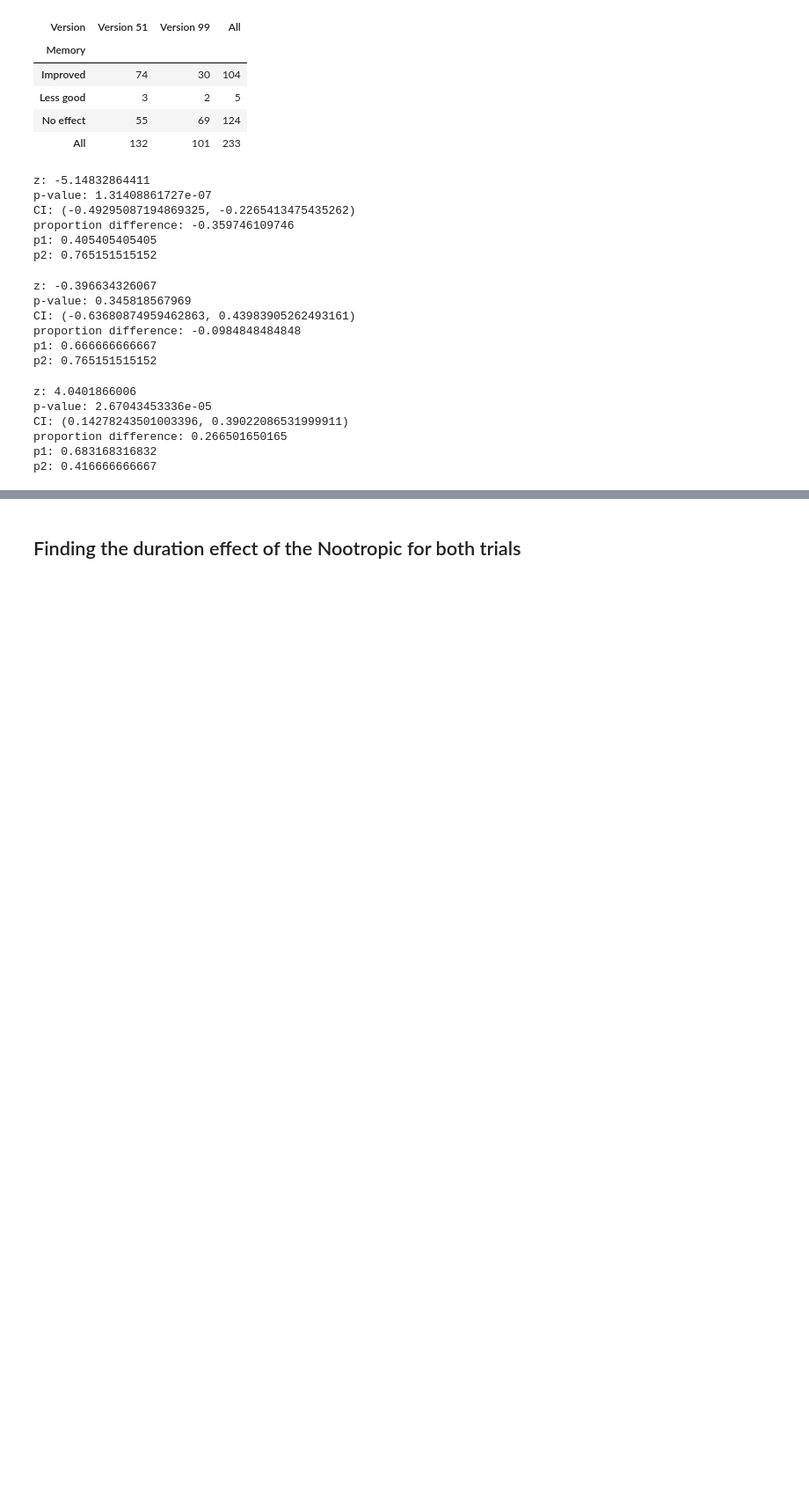
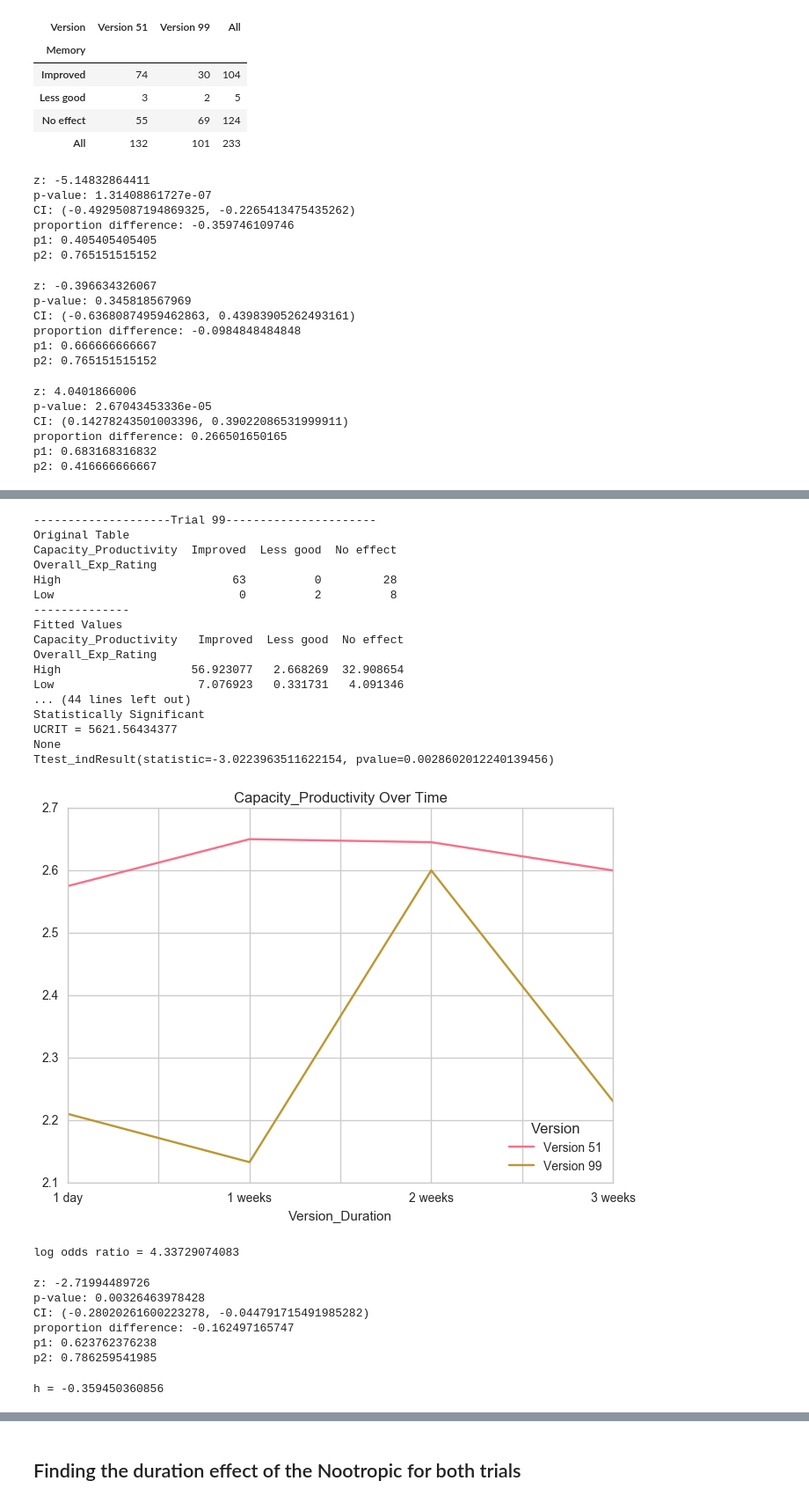
Before and after one commit to s-leung/NootropicProject, a Jupyter notebook: Comparing between Trials .ipynb, the cells around one changed output, grey strips where cells are left out. Shown: that part at 88% size. Saved outputs shown, nothing was run; the diff lists cells and outputs as text; code cells hidden in the pictures; blank space fills up the shorter version.

```diff
--- a/Comparing between Trials .ipynb
+++ b/Comparing between Trials .ipynb
@@ -1154,0 +1426,76 @@ SyntaxError: invalid syntax (<ipython-input-154-d888771911eb>, line 1)
+# %%
+def STATtest (df1, df2, col):
+    """automates finding the statistical tests but does not do cliffsdelta, cohensH, or twoproportion ztest"""
+    table99 = pd.crosstab(index=df1.Overall_Exp_Rating, columns=df1[col])
+    table51 = pd.crosstab(index=df2.Overall_Exp_Rating, columns=df2[col])
+
+    print ('--------------------Trial 99----------------------')
+    print (conttable(table99))
+    print ('                                          ')
+    print ('                                          ')
+
+    print ('--------------------Trial 51----------------------')
+    print (conttable(table51))
+
+
+    df99 = df1[[col,'Overall_Exp_Rating', 'Version', 'Version_Duration']]
+    df51 = df2[[col,'Overall_Exp_Rating', 'Version', 'Version_Duration']]
+    df = pd.concat([df99, df51])
+    tab = pd.crosstab(index=df[col], columns=df.Version, margins=True)
+    print ('                                          ')
+    print ('                                          ')
+    print (tab)
+
+    df['Rating'] = df[col].map(rating_3)
+
+    t99 = df[df.Version=='Version 99']['Rating'].dropna()
+    t51 = df[df.Version=='Version 51']['Rating'].dropna()
+
+    print ('                                          ')
+    print ('                                          ')
+
+    print (manntest(t99,t51))
+
+    mean_OT = pd.crosstab(index=df.Version_Duration, columns=df.Version, values=df.Rating, aggfunc=np.mean)
+    mean_OT.plot()
+    plt.title(str(col)+ ' ' + 'Over Time')
+    print (stats.ttest_ind(t99, t51, equal_var=False))
+# %%
+STATtest(df_99,df_51,'Capacity_Productivity')
+# %% [output]
+--------------------Trial 99----------------------
+Original Table
+Capacity_Productivity  Improved  Less good  No effect
+Overall_Exp_Rating
+High                         63          0         28
+Low                           0          2          8
+--------------
+Fitted Values
+Capacity_Productivity   Improved  Less good  No effect
+Overall_Exp_Rating
+High                   56.923077   2.668269  32.908654
+Low                     7.076923   0.331731   4.091346
+... (44 lines left out)
+Statistically Significant
+UCRIT = 5621.56434377
+None
+Ttest_indResult(statistic=-3.0223963511622154, pvalue=0.0028602012240139456)
+[figure, added]
+# %%
+logodds(102, 1, 16, 12) #only for trial 51 is viable
+# %% [output]
+log odds ratio = 4.33729074083
+# %%
+#improved
+twoporZtest(63, 103, 101, 131)
+# %% [output]
+z: -2.71994489726
+p-value: 0.00326463978428
+CI: (-0.28020261600223278, -0.044791715491985282)
+proportion difference: -0.162497165747
+p1: 0.623762376238
+p2: 0.786259541985
+# %%
+cohensH(0.623762376238, 0.786259541985)
+# %% [output]
+h = -0.359450360856
```
Also changed, not shown: parts of 74 cells of this notebook.
